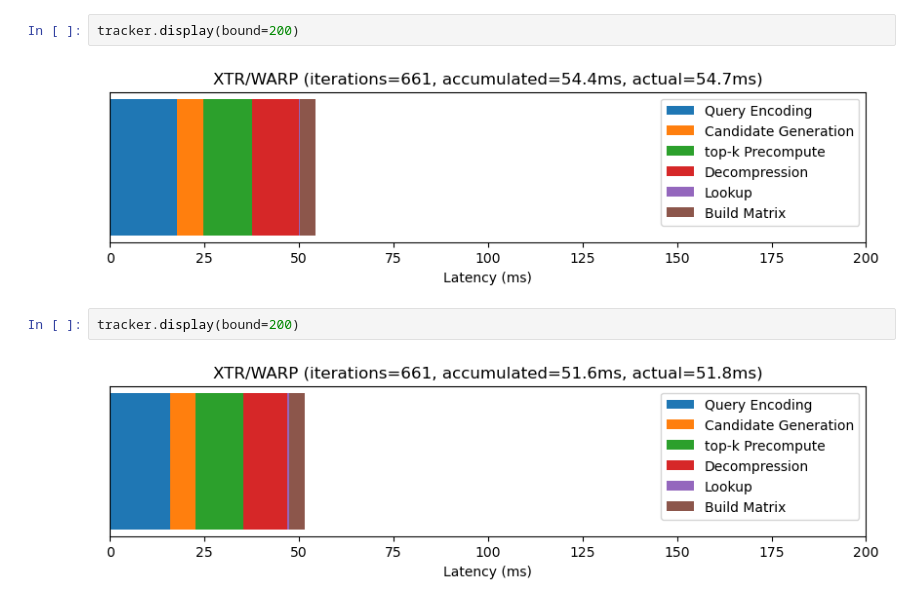
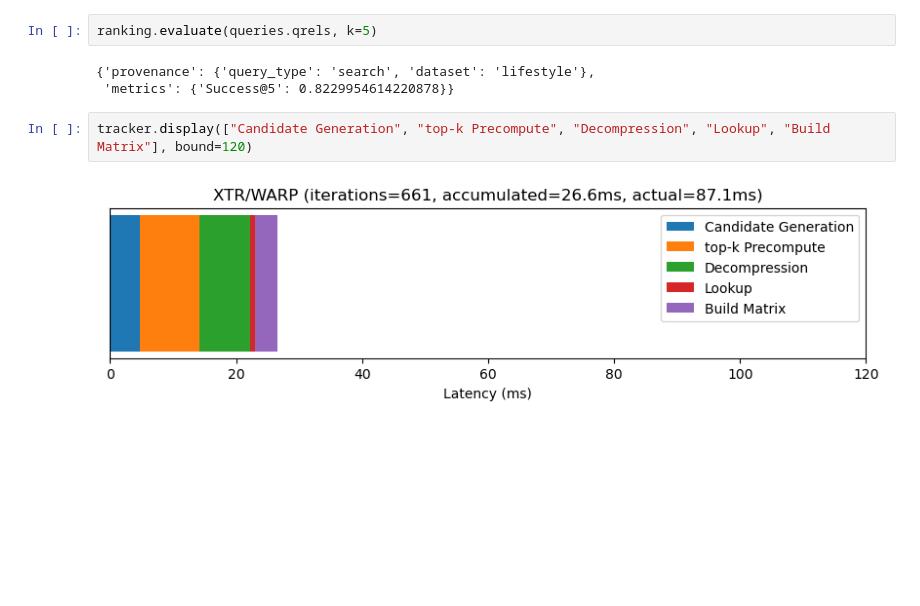
Before and after one commit to jlscheerer/xtr-warp, a Jupyter notebook: measurements.ipynb, the cells around one changed output. Cells and saved outputs as stored; diff of their text form; blank space fills up the shorter version.

Commit message:
evaluate beir/lotte metrics

```diff
--- a/measurements.ipynb
+++ b/measurements.ipynb
@@ -65,8 +62,9 @@ ranking = searcher.search_all(queries, k=5, batched=False, tracker=tracker)
+# %%
+ranking.evaluate(queries.qrels, k=5)
+# %% [output]
+{'provenance': {'query_type': 'search', 'dataset': 'lifestyle'},
+ 'metrics': {'Success@5': 0.8229954614220878}}
 # %%
-tracker.display(bound=200)
+tracker.display(["Candidate Generation", "top-k Precompute", "Decompression", "Lookup", "Build Matrix"], bound=120)
 # %% [output]
-[figure, old version]
+[figure, new version]
-# %%
-tracker.display(bound=200)
-# %% [output]
-[figure, removed]
```
Also changed, not shown: parts of 8 cells of this notebook, 18 other files.
